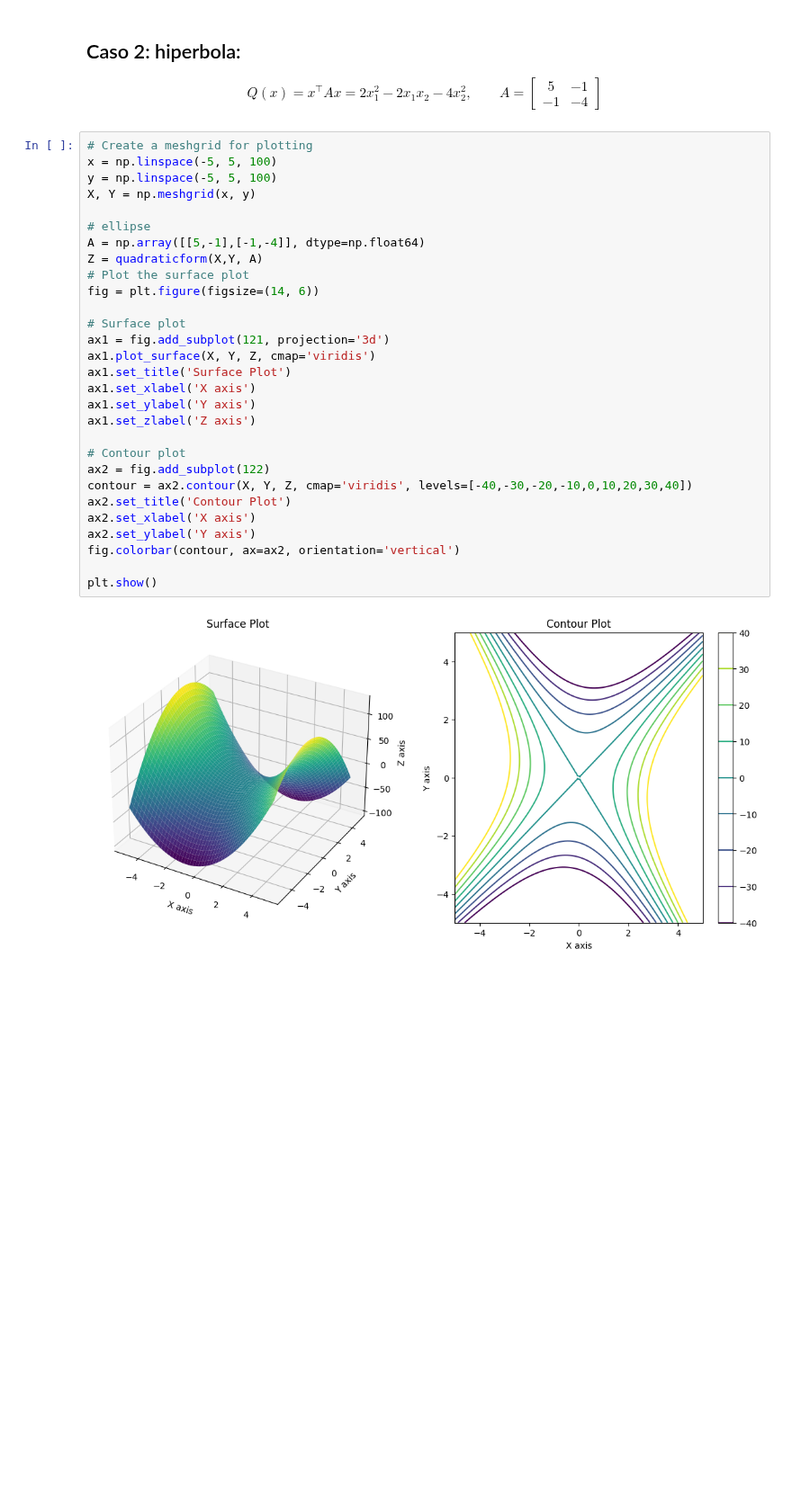
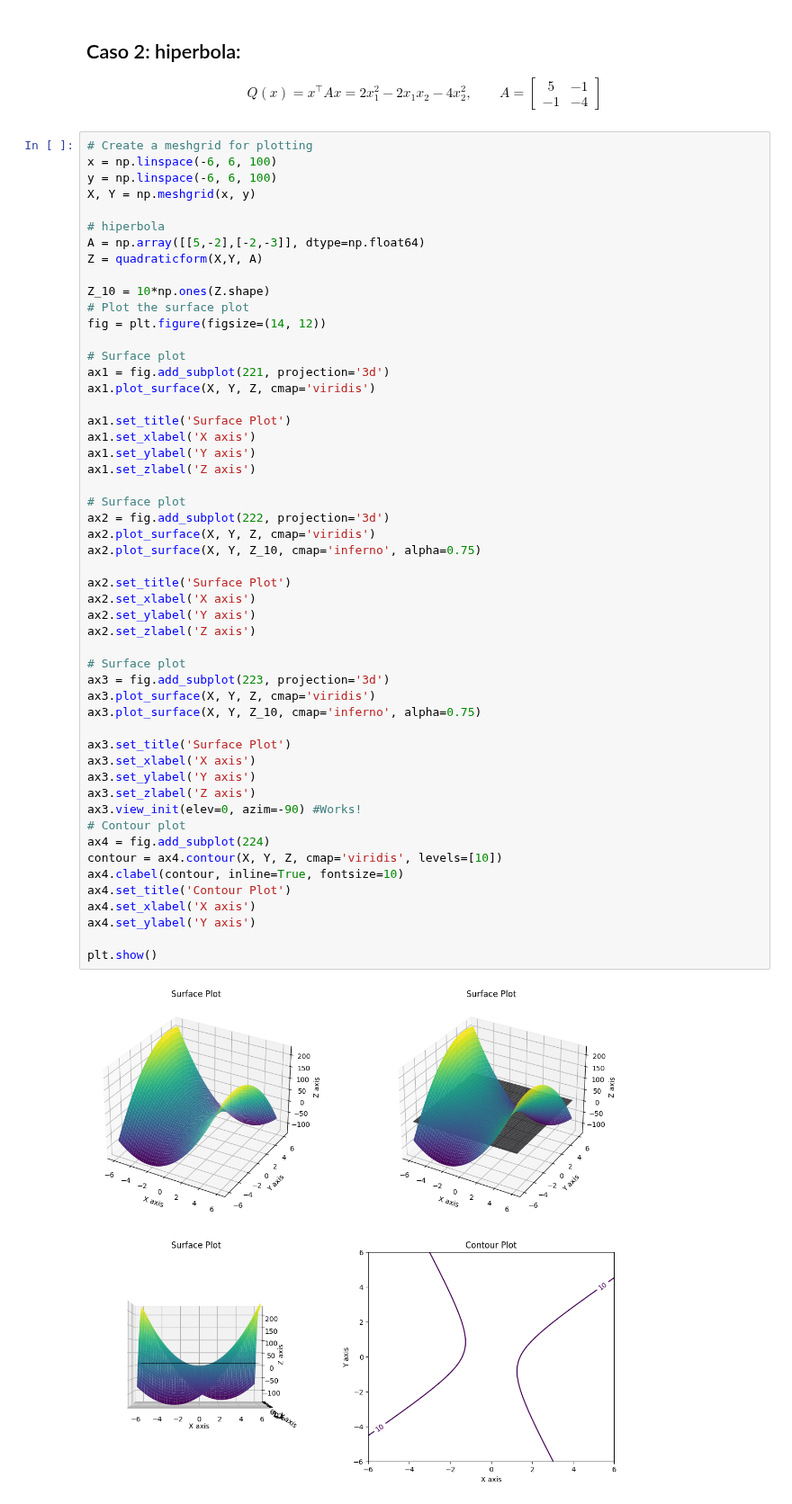
Before and after one commit to ManuelSanchezUribe/ManuelSanchezUribe.github.io, a Jupyter notebook: MAT1203/FormaCuadratica.ipynb, the cells around one changed output. Shown at 90% size. Drawn from its saved outputs; the diff is of its cells as text; blank space fills up the shorter version.

```diff
--- a/MAT1203/FormaCuadratica.ipynb
+++ b/MAT1203/FormaCuadratica.ipynb
@@ -85,32 +132,55 @@ A =
 \end{equation}
 # %%
 # Create a meshgrid for plotting
-x = np.linspace(-5, 5, 100)
-y = np.linspace(-5, 5, 100)
+x = np.linspace(-6, 6, 100)
+y = np.linspace(-6, 6, 100)
 X, Y = np.meshgrid(x, y)
 
-# ellipse
-A = np.array([[5,-1],[-1,-4]], dtype=np.float64)
+# hiperbola
+A = np.array([[5,-2],[-2,-3]], dtype=np.float64)
 Z = quadraticform(X,Y, A)
+
+Z_10 = 10*np.ones(Z.shape)
 # Plot the surface plot
-fig = plt.figure(figsize=(14, 6))
+fig = plt.figure(figsize=(14, 12))
 
 # Surface plot
-ax1 = fig.add_subplot(121, projection='3d')
+ax1 = fig.add_subplot(221, projection='3d')
 ax1.plot_surface(X, Y, Z, cmap='viridis')
+
 ax1.set_title('Surface Plot')
 ax1.set_xlabel('X axis')
 ax1.set_ylabel('Y axis')
 ax1.set_zlabel('Z axis')
 
-# Contour plot
-ax2 = fig.add_subplot(122)
-contour = ax2.contour(X, Y, Z, cmap='viridis', levels=[-40,-30,-20,-10,0,10,20,30,40])
-ax2.set_title('Contour Plot')
+# Surface plot
+ax2 = fig.add_subplot(222, projection='3d')
+ax2.plot_surface(X, Y, Z, cmap='viridis')
+ax2.plot_surface(X, Y, Z_10, cmap='inferno', alpha=0.75)
+
+ax2.set_title('Surface Plot')
 ax2.set_xlabel('X axis')
 ax2.set_ylabel('Y axis')
-fig.colorbar(contour, ax=ax2, orientation='vertical')
+ax2.set_zlabel('Z axis')
+
+# Surface plot
+ax3 = fig.add_subplot(223, projection='3d')
+ax3.plot_surface(X, Y, Z, cmap='viridis')
+ax3.plot_surface(X, Y, Z_10, cmap='inferno', alpha=0.75)
+
+ax3.set_title('Surface Plot')
+ax3.set_xlabel('X axis')
+ax3.set_ylabel('Y axis')
+ax3.set_zlabel('Z axis')
+ax3.view_init(elev=0, azim=-90) #Works!
+# Contour plot
+ax4 = fig.add_subplot(224)
+contour = ax4.contour(X, Y, Z, cmap='viridis', levels=[10])
+ax4.clabel(contour, inline=True, fontsize=10)
+ax4.set_title('Contour Plot')
+ax4.set_xlabel('X axis')
+ax4.set_ylabel('Y axis')
 
 plt.show()
 # %% [output]
-[figure, old version]
+[figure, new version]
```
Also changed, not shown: parts of 4 cells of this notebook.
